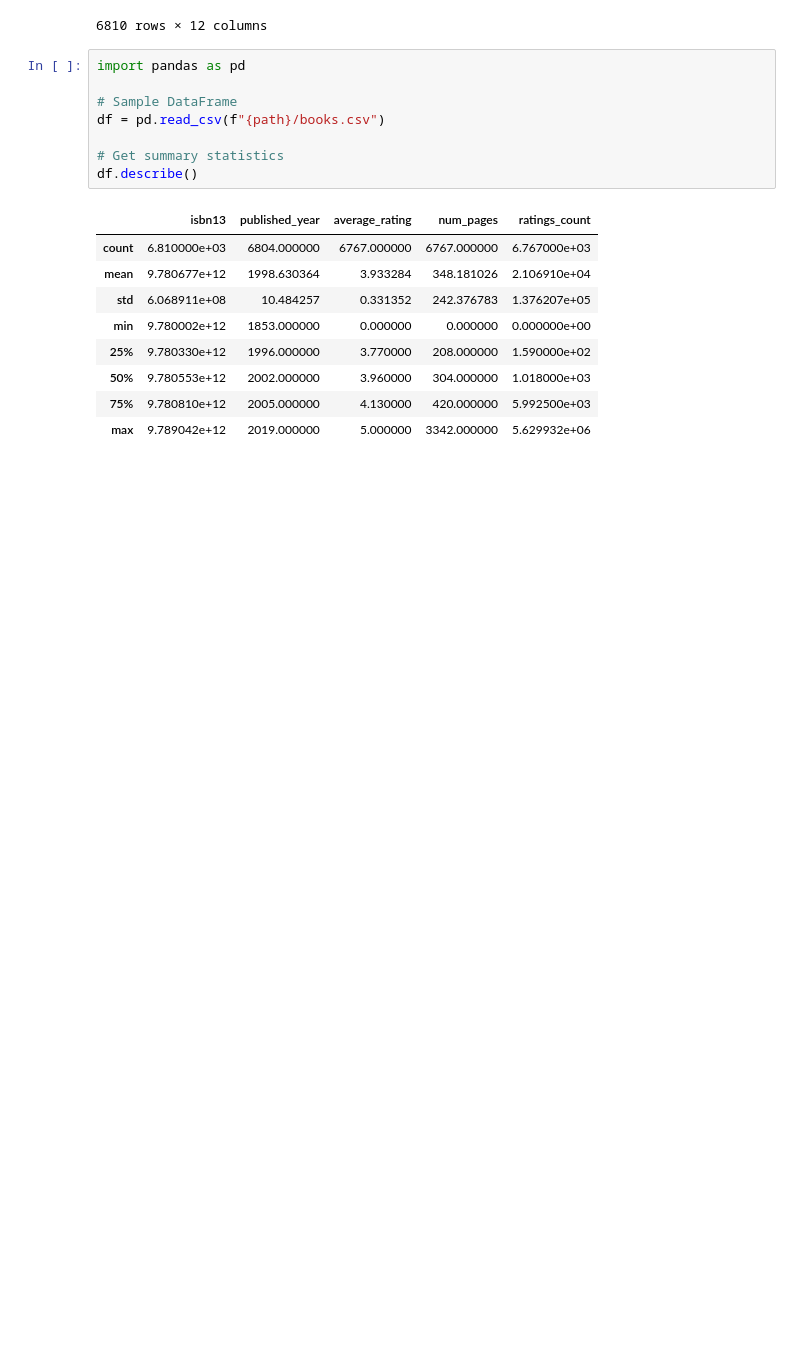
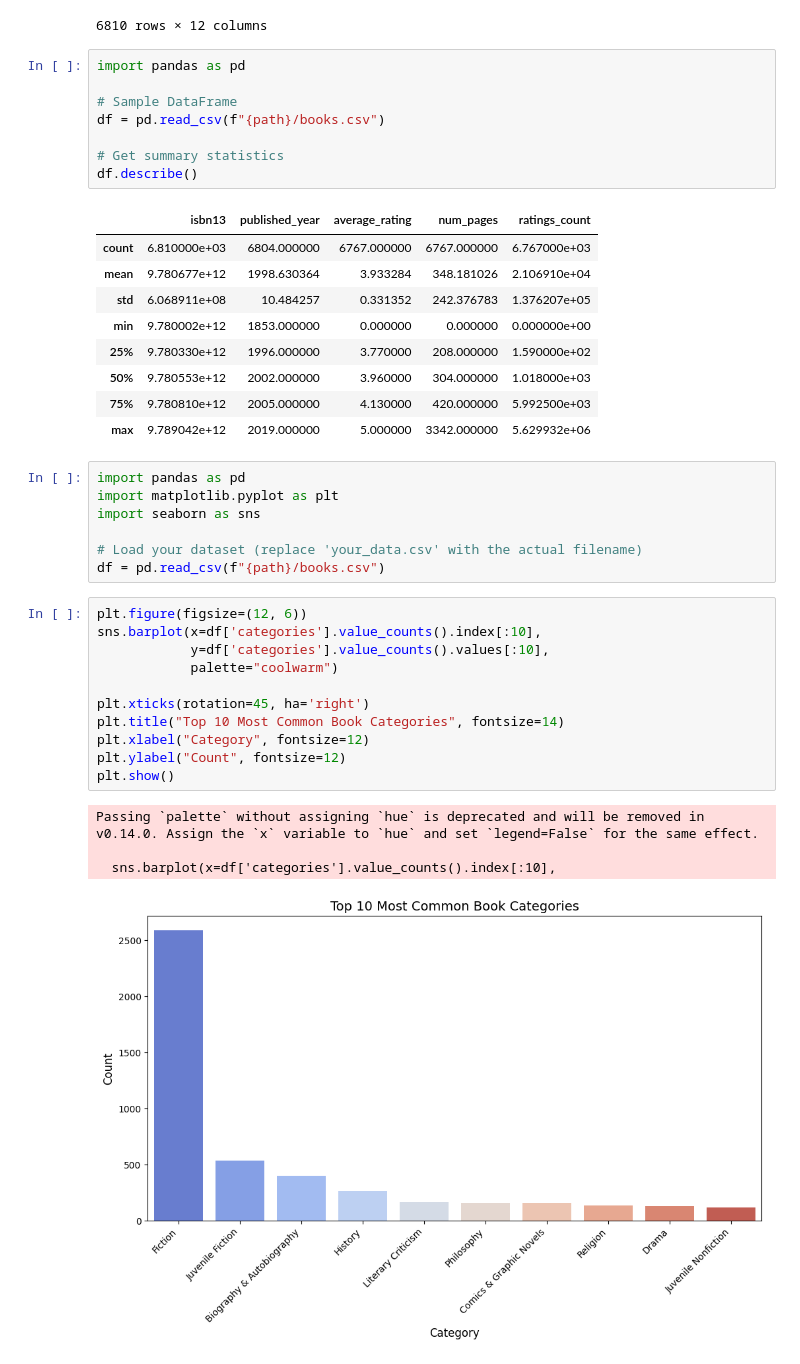
Before and after one commit to WazDevZm/TEOS, a Jupyter notebook: TEOS BOOK RECOMMENDER SYSTEM USING LLMs AND SEMANTICS.ipynb, the cells around one changed output. Cells and saved outputs as stored; diff of their text form; blank space fills up the shorter version.

```diff
--- a/TEOS BOOK RECOMMENDER SYSTEM USING LLMs AND SEMANTICS.ipynb
+++ b/TEOS BOOK RECOMMENDER SYSTEM USING LLMs AND SEMANTICS.ipynb
@@ -81,3 +81,26 @@ df.describe()
 | 50% | 9.780553e+12 | 2002.000000 | 3.960000 | 304.000000 | 1.018000e+03 |
 | 75% | 9.780810e+12 | 2005.000000 | 4.130000 | 420.000000 | 5.992500e+03 |
 | max | 9.789042e+12 | 2019.000000 | 5.000000 | 3342.000000 | 5.629932e+06 |
+# %%
+import pandas as pd
+import matplotlib.pyplot as plt
+import seaborn as sns
+
+# Load your dataset (replace 'your_data.csv' with the actual filename)
+df = pd.read_csv(f"{path}/books.csv")
+# %%
+plt.figure(figsize=(12, 6))
+sns.barplot(x=df['categories'].value_counts().index[:10],
+            y=df['categories'].value_counts().values[:10],
+            palette="coolwarm")
+
+plt.xticks(rotation=45, ha='right')
+plt.title("Top 10 Most Common Book Categories", fontsize=14)
+plt.xlabel("Category", fontsize=12)
+plt.ylabel("Count", fontsize=12)
+plt.show()
+# %% [output]
+Passing `palette` without assigning `hue` is deprecated and will be removed in v0.14.0. Assign the `x` variable to `hue` and set `legend=False` for the same effect.
+
+  sns.barplot(x=df['categories'].value_counts().index[:10],
+[figure, added]
```
Also changed, not shown: parts of 3 cells of this notebook, 3 other files.
